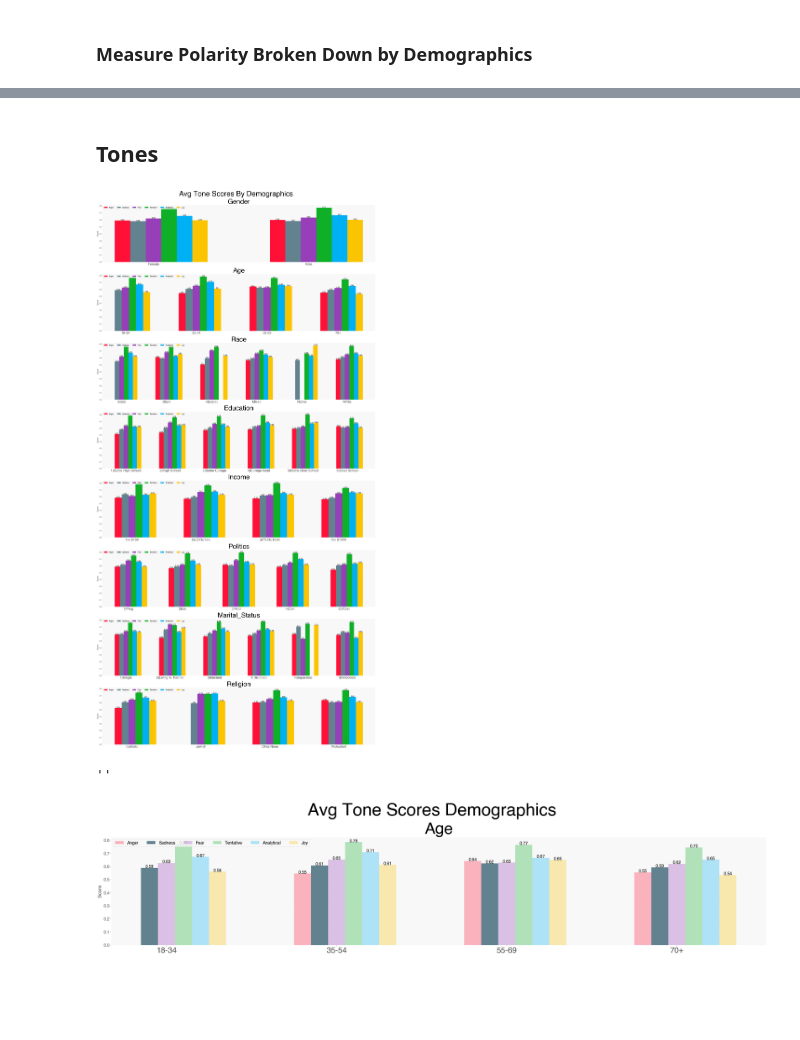
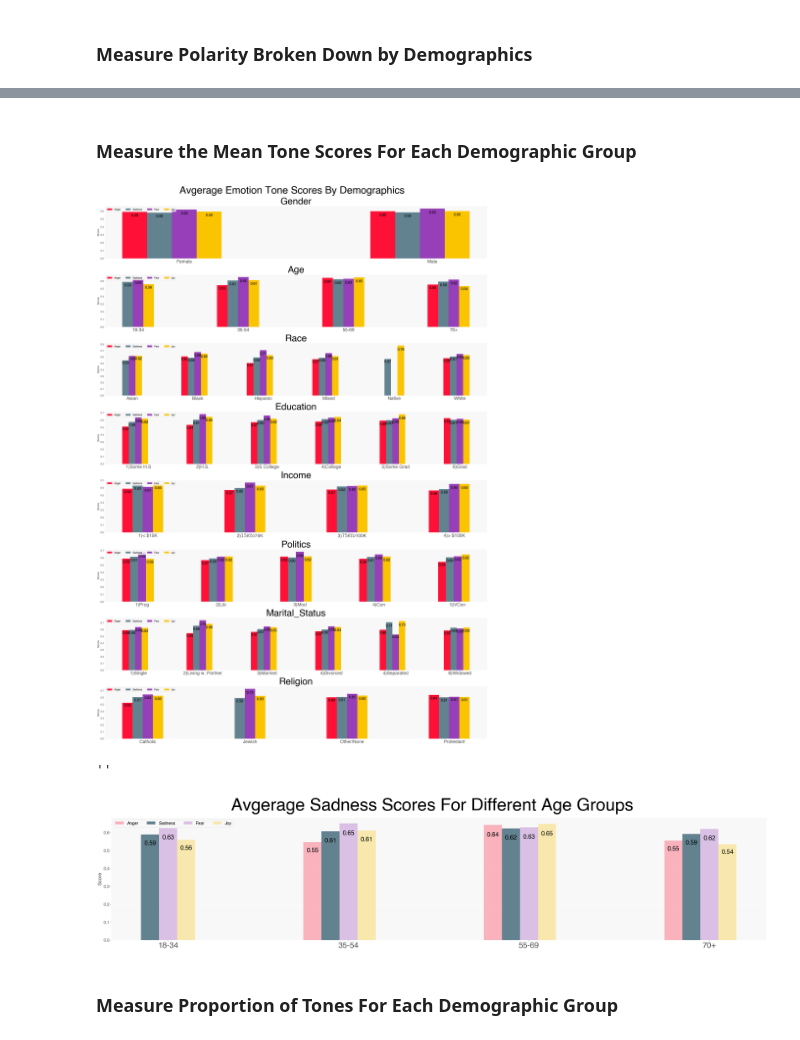
Before and after one commit to MekdiYilma/dreams, a Jupyter notebook: EDA/tone_analysis_on_SDDb.ipynb, the cells around one changed output, grey strips where cells are left out. Cells and saved outputs as stored; diff of their text form; code cells hidden in the pictures; blank space fills up the shorter version.

```diff
--- a/EDA/tone_analysis_on_SDDb.ipynb
+++ b/EDA/tone_analysis_on_SDDb.ipynb
@@ -242,14 +258,14 @@ dream_df.Race = dream_df.Race.replace('Other race','Mixed')
 dream_df.Race = dream_df.Race.replace('Decline',np.nan)
 # %%
 dream_df['Education'] = dream_df['Education B']
-dream_df.Education = dream_df.Education.replace('Completed some college, but no degree','3)S. College')
+dream_df.Education = dream_df.Education.replace('Completed some college, but no degree','3)S College')
 dream_df.Education = dream_df.Education.replace('Completed graduate school (e.g., M.S., M.D., Ph.D.)','6)Grad')
 dream_df.Education = dream_df.Education.replace('High school graduate or equivalent (e.g., GED)','2)H.S.')
 dream_df.Education = dream_df.Education.replace('College graduate (e.g., B.A., A.B., B.S.)','4)College')
 dream_df.Education = dream_df.Education.replace('Less than high school','1)Some H.S')
 dream_df.Education = dream_df.Education.replace('Completed some high school','1)Some H.S')
 dream_df.Education = dream_df.Education.replace('Completed some graduate school, but no degree','5)Some Grad')
-dream_df.Education = dream_df.Education.replace("Associate's degree",'4)College Grad')
+dream_df.Education = dream_df.Education.replace("Associate's degree",'4)College')
 # %%
 dream_df['Income'] = dream_df['Personal Finances B']
 dream_df.Income = dream_df.Income.replace('Less than $15,000','1)< $15K')
@@ -293,8 +309,9 @@ dream_df['Religion'] = dream_df['Religious Affiliation A']
 # %% [markdown]
 ## III. Report Descriptive Statistics
 # %%
-numeric_cols = ['Polarity', 'Subjectivity', 'Analytical', 'Anger', 'Fear', 'Joy', 'Sadness', 'Tentative']
-tone_cols = [ 'Anger', 'Sadness', 'Fear', 'Tentative', 'Analytical', 'Joy' ]
+numeric_cols = ['Polarity', 'Subjectivity', 'Anger', 'Fear', 'Sadness', 'Joy', 'Tentative', 'Analytical', 'Confident']
+emotion_cols = [ 'Anger', 'Sadness', 'Fear', 'Joy' ]
+lang_cols = ['Tentative', 'Analytical', 'Confident']
 # %% [markdown]
 ### Measure Polarity Broken Down by Demographics
 # %%
@@ -334,2 +351,2 @@ fig.savefig('../img/polarity_by_demo.jpg');
 # %% [markdown]
-## Tones
+### Measure the Mean Tone Scores For Each Demographic Group
@@ -336,10 +356,13 @@ fig.savefig('../img/polarity_by_demo.jpg');
 # %%
-bright_colors = ['#FF1137', '#628290', '#963FB8', '#0FAF28', '#00B0F5', '#FBC400']
-deep_colors   = ['#BC0750', '#0c1f27', '#4344B6', '#018482', '#030B6F', '#E97C13']
+emotion_bright_colors = ['#FF1137', '#628290', '#963FB8', '#FBC400' ]
+emotion_deep_colors   = ['#BC0750', '#0c1f27', '#4344B6',  '#E97C13']
+
+lang_bright_colors = ['#0FAF28', '#00B0F5', '#B40548' ]
+lang_deep_colors   = ['#018482', '#030B6F',  '#600B20']
 # %%
 def plot_grouped_bar_means(demographic):
 
-    dream_demographics_df = dream_df.groupby(demographic).agg('mean')[tone_cols]
+    dream_demographics_df = dream_df.groupby(demographic).agg('mean')[emotion_cols]
     demographic_names = dream_demographics_df.index
     tone_names = dream_demographics_df.columns
 
@@ -350,10 +373,10 @@ def plot_grouped_bar_means(demographic):
 
     for j in range(len(tone_names)):
         bars = [dream_demographics_df.iloc[i,j] for i in range(len(dream_demographics_df.index))]
-        ax.bar(x+bar_width*j, bars, width=bar_width, label=tone_cols[j], color=bright_colors[j])
+        ax.bar(x+bar_width*j, bars, width=bar_width, label=emotion_cols[j], color=emotion_bright_colors[j])
 
         for k, bar_h in enumerate(bars):
-            ax.annotate(f'{bar_h:.2f}', ((x+bar_width*j)[k], bars[k]), color='black', fontsize='medium', ha='center')
+            ax.annotate(f'{bar_h:.2f}', ((x+bar_width*j)[k], bars[k]*0.9), color='black', fontsize='x-large', ha='center')
 
 
 
@@ -368,20 +391,20 @@ def plot_grouped_bar_means(demographic):
 # %%
 demographics = ['Gender','Age', 'Race', 'Education', 'Income', 'Politics', 'Marital_Status', 'Religion']
 
 
-fig, axs = plt.subplots(len(demographics), 1, figsize=(35,70), constrained_layout=True)
+fig, axs = plt.subplots(len(demographics), 1, figsize=(35,50), constrained_layout=True)
 
 for i, ax in enumerate(axs):
     ax = plot_grouped_bar_means(demographics[i])
 
-fig.suptitle('Avg Tone Scores By Demographics', fontsize=65)
+fig.suptitle('Avgerage Emotion Tone Scores By Demographics', fontsize=65)
 fig.savefig('../img/tones_by_demo.jpg');
 # %% [output]
-[figure, old version]
+[figure, new version]
 # %%
 demographic = 'Age'
 
-dream_demographics_df = dream_df.groupby(demographic).agg('mean')[tone_cols]
+dream_demographics_df = dream_df.groupby(demographic).agg('mean')[emotion_cols]
 demographic_names = dream_demographics_df.index
 tone_names = dream_demographics_df.columns
 
@@ -394,28 +417,27 @@ fig, ax = plt.subplots(figsize=(35,8), constrained_layout=True)
 for j in range(len(tone_names)):
     bars = [dream_demographics_df.iloc[i,j] for i in range(len(dream_demographics_df.index))]
     if tone_cols[j] == 'Sadness':
-        ax.bar(x+bar_width*j, bars, width=bar_width, label=tone_cols[j], color=bright_colors[j])
+        ax.bar(x+bar_width*j, bars, width=bar_width, label=emotion_cols[j], color=emotion_bright_colors[j])
     else:
-        ax.bar(x+bar_width*j, bars, width=bar_width, label=tone_cols[j], color=bright_colors[j], alpha=0.3)
+        ax.bar(x+bar_width*j, bars, width=bar_width, label=emotion_cols[j], color=emotion_bright_colors[j], alpha=0.3)
 
     for k, bar_h in enumerate(bars):
-        ax.annotate(f'{bar_h:.2f}', ((x+bar_width*j)[k], bars[k]), color='black', fontsize='medium', ha='center')
+        ax.annotate(f'{bar_h:.2f}', ((x+bar_width*j)[k], bars[k]*.9), color='black', fontsize='x-large', ha='center')
 
 
 ax.set_xticks(x+0.2)
 ax.set_xticklabels(list(demographic_names), fontsize=30)
 
 ax.set_ylabel('Score')
-ax.set_title(demographic, fontsize=60)
 
 
 ax.legend(loc="upper left", ncol=len(tone_names))
 
-fig.suptitle('Avg Tone Scores Demographics', fontsize=65)
+fig.suptitle('Avgerage Sadness Scores For Different Age Groups', fontsize=65)
 ;
 # %% [output]
 ''
-[figure, old version]
+[figure, new version]
 # %%
 dream_df['Anger_Flag'] = dream_df.Anger.apply(lambda x: 0 if isnan(x) else 1)
 dream_df['Sadness_Flag'] = dream_df.Sadness.apply(lambda x: 0 if isnan(x) else 1)
@@ -426 +450,3 @@ dream_df['Joy_Flag'] = dream_df.Joy.apply(lambda x: 0 if isnan(x) else 1)
+# %% [markdown]
+### Measure Proportion of Tones For Each Demographic Group
 # %%
```
Also changed, not shown: parts of 74 cells of this notebook, 26 other files.
